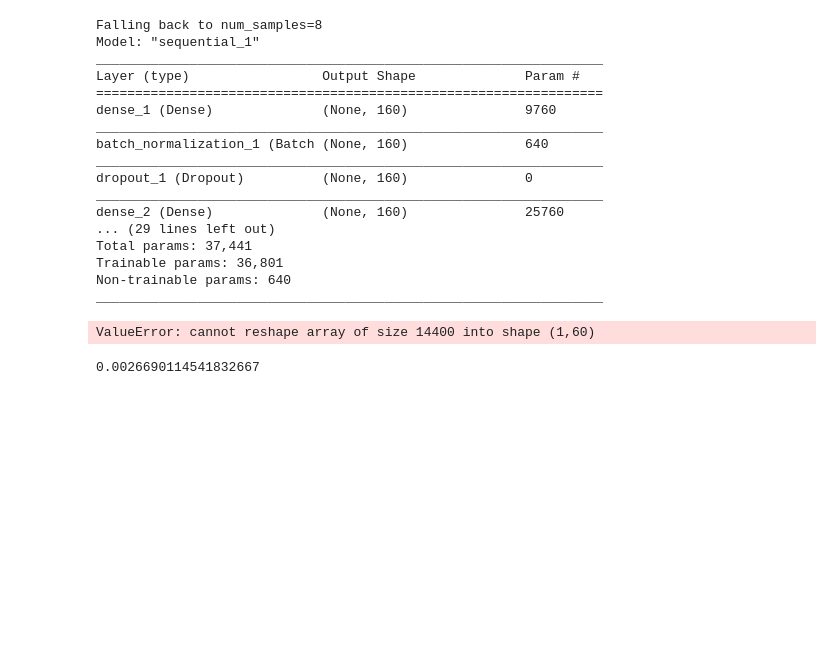
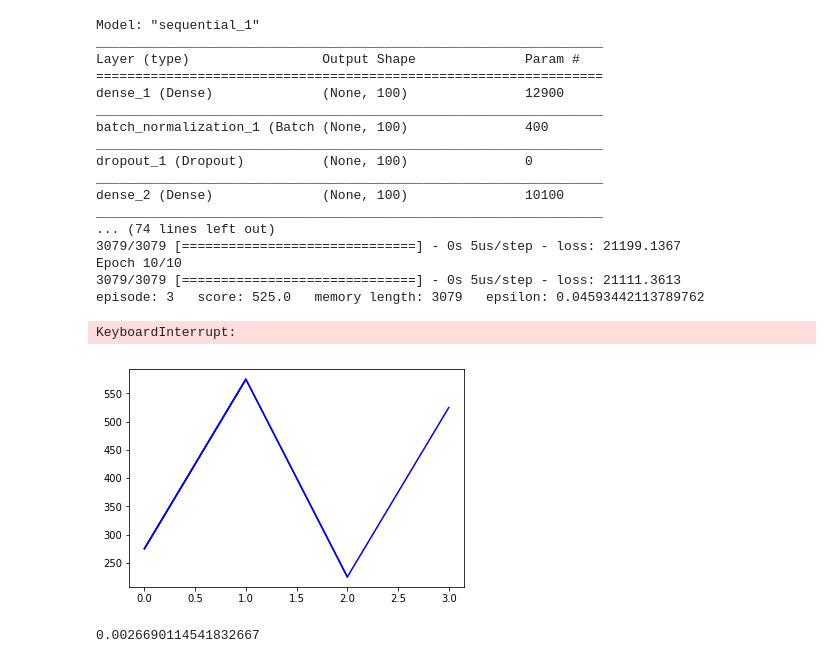
Before and after one commit to Kilorad/rl, a Jupyter notebook: example_rl.ipynb, the cells around one changed output. Saved outputs shown, nothing was run; the diff lists cells and outputs as text; code cells hidden in the pictures; blank space fills up the shorter version.

Commit message:
air raid

```diff
--- a/example_rl.ipynb
+++ b/example_rl.ipynb
@@ -26,6 +22,7 @@ Using TensorFlow backend.
 # %%
 # In case of CartPole-v1, maximum length of episode is 500
-env = aa_gun.AA_gun_simple0_env()
+#env = aa_gun.AA_gun_simple0_env()
+env = gym.make('AirRaid-ram-v0')
 #env=CartPoleEnv9()
 # get size of state and action from environment
 state_size = env.observation_space.shape[0]
@@ -74,43 +71,44 @@ for e in range(EPISODES):
         score += reward
         state = next_state
 
         if done:
             # every episode update the target model to be same with model
             agent.update_target_model()
 
             # every episode, plot the play time
             scores.append(score)
             episodes.append(e)
             pylab.plot(episodes, scores, 'b')
             #pylab.savefig("./save_graph/aa_gun_dqn.png")
             print("episode:", e, "  score:", score, "  memory length:",
                   len(agent.memory), "  epsilon:", agent.epsilon)
 
             # if the mean of scores of last 10 episode is bigger than 490
             # stop training
 
     # save the model
     #if e % 50 == 0:
     #    agent.model.save_weights("./save_model/aa_gun_dqn.h5")
 # %% [output]
-Falling back to num_samples=8
 Model: "sequential_1"
 _________________________________________________________________
 Layer (type)                 Output Shape              Param #
 =================================================================
-dense_1 (Dense)              (None, 160)               9760
+dense_1 (Dense)              (None, 100)               12900
 _________________________________________________________________
-batch_normalization_1 (Batch (None, 160)               640
+batch_normalization_1 (Batch (None, 100)               400
 _________________________________________________________________
-dropout_1 (Dropout)          (None, 160)               0
+dropout_1 (Dropout)          (None, 100)               0
 _________________________________________________________________
-dense_2 (Dense)              (None, 160)               25760
-... (29 lines left out)
-Total params: 37,441
-Trainable params: 36,801
-Non-trainable params: 640
+dense_2 (Dense)              (None, 100)               10100
 _________________________________________________________________
+... (74 lines left out)
+3079/3079 [==============================] - 0s 5us/step - loss: 21199.1367
+Epoch 10/10
+3079/3079 [==============================] - 0s 5us/step - loss: 21111.3613
+episode: 3   score: 525.0   memory length: 3079   epsilon: 0.04593442113789762
-ValueError: cannot reshape array of size 14400 into shape (1,60)
+KeyboardInterrupt:
+[figure, added]
 # %%
 def make_sar_table(s,a,r):
     #print(np.array(a,ndmin=2).T.shape)
```
Also changed, not shown: parts of 1 cell of this notebook, 3 other files.
